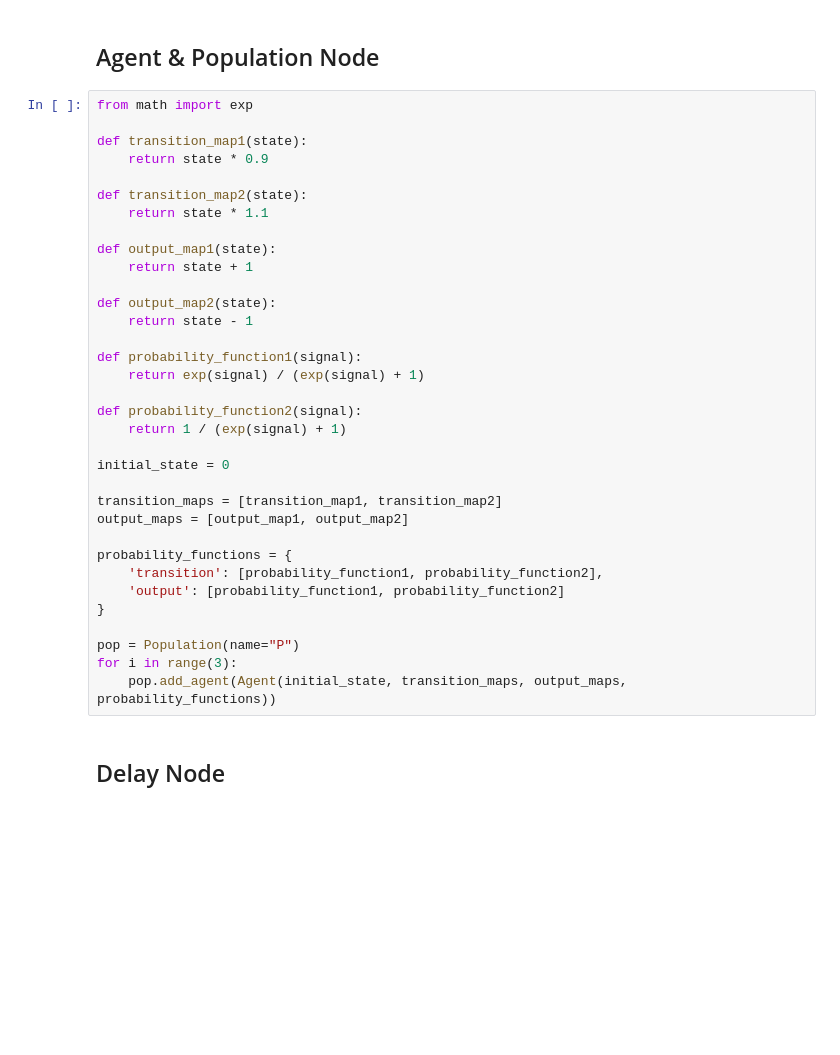
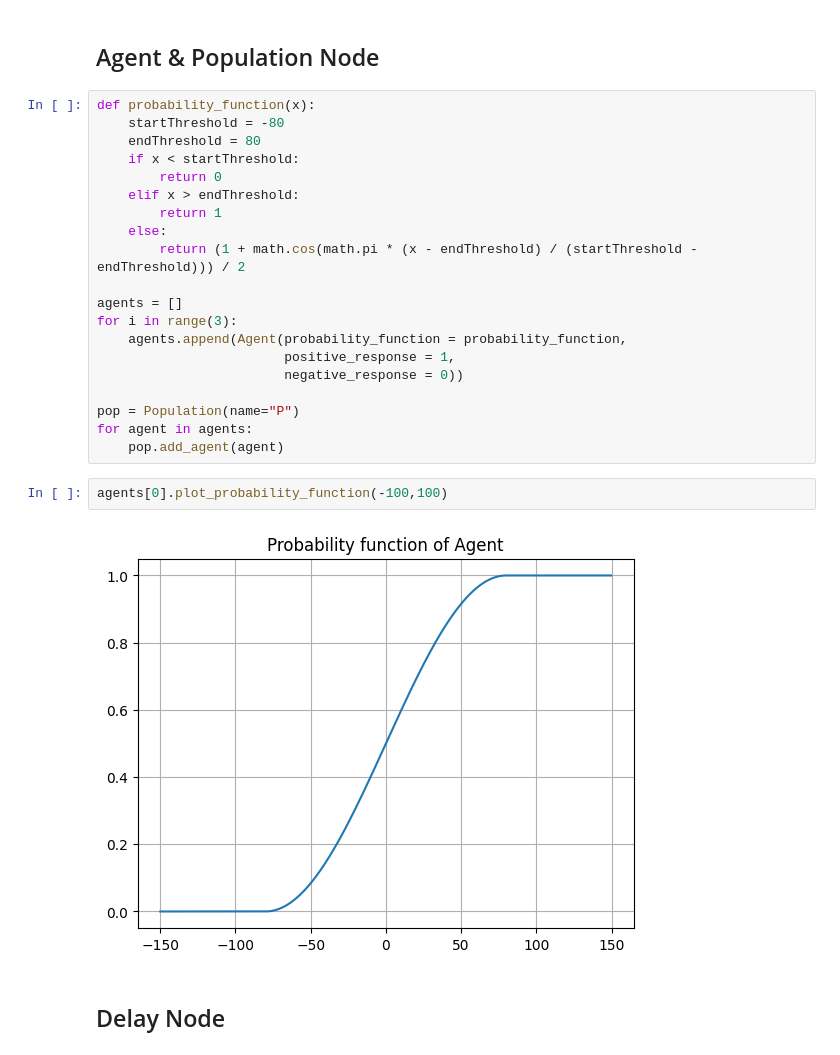
Before and after one commit to humancompatible/interconnect, a Jupyter notebook: examples/basic_simulation.ipynb, the cells around one changed output. Cells and saved outputs as stored; diff of their text form; blank space fills up the shorter version.

Commit message:
Updated the agent to take a function for calculating the probability, along with a plotting utility function

```diff
--- a/examples/basic_simulation.ipynb
+++ b/examples/basic_simulation.ipynb
@@ -32,40 +35,30 @@ agg2 = Aggregator(name="+")
 cont = Controller(name="C")
 # %% [markdown]
 ## Agent & Population Node
-# %%
-from math import exp
-
-def transition_map1(state):
-    return state * 0.9
-
-def transition_map2(state):
-    return state * 1.1
-
-def output_map1(state):
-    return state + 1
-
-def output_map2(state):
-    return state - 1
-
-def probability_function1(signal):
-    return exp(signal) / (exp(signal) + 1)
-
-def probability_function2(signal):
-    return 1 / (exp(signal) + 1)
-
-initial_state = 0
-
-transition_maps = [transition_map1, transition_map2]
-output_maps = [output_map1, output_map2]
-
-probability_functions = {
-    'transition': [probability_function1, probability_function2],
-    'output': [probability_function1, probability_function2]
-}
-
-pop = Population(name="P")
-for i in range(3):
-    pop.add_agent(Agent(initial_state, transition_maps, output_maps, probability_functions))
+# %%
+def probability_function(x):
+    startThreshold = -80
+    endThreshold = 80
+    if x < startThreshold:
+        return 0
+    elif x > endThreshold:
+        return 1
+    else:
+        return (1 + math.cos(math.pi * (x - endThreshold) / (startThreshold - endThreshold))) / 2
+
+agents = []
+for i in range(3):
+    agents.append(Agent(probability_function = probability_function,
+                        positive_response = 1,
+                        negative_response = 0))
+
+pop = Population(name="P")
+for agent in agents:
+    pop.add_agent(agent)
+# %%
+agents[0].plot_probability_function(-100,100)
+# %% [output]
+[figure, added]
 # %% [markdown]
 ## Delay Node
 # %%
```
Also changed, not shown: parts of 3 cells of this notebook, 1 other file.
